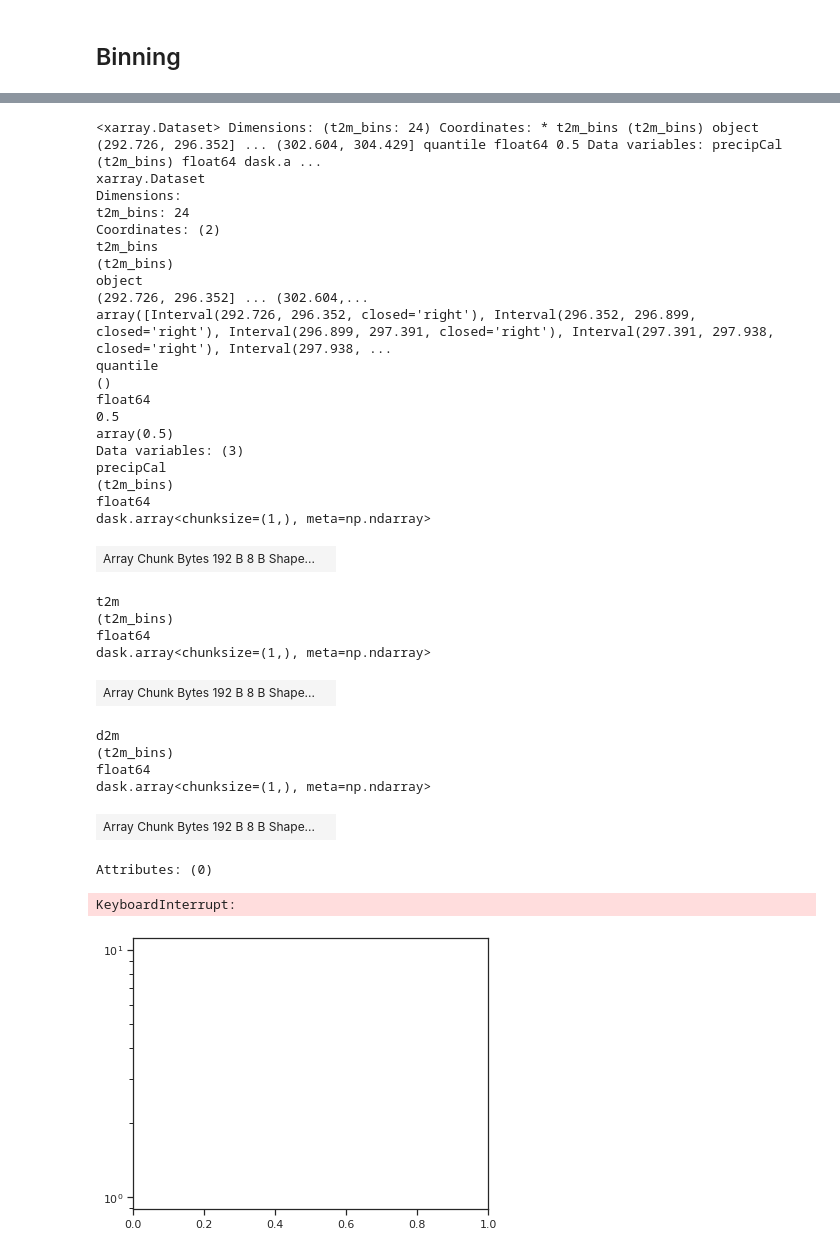
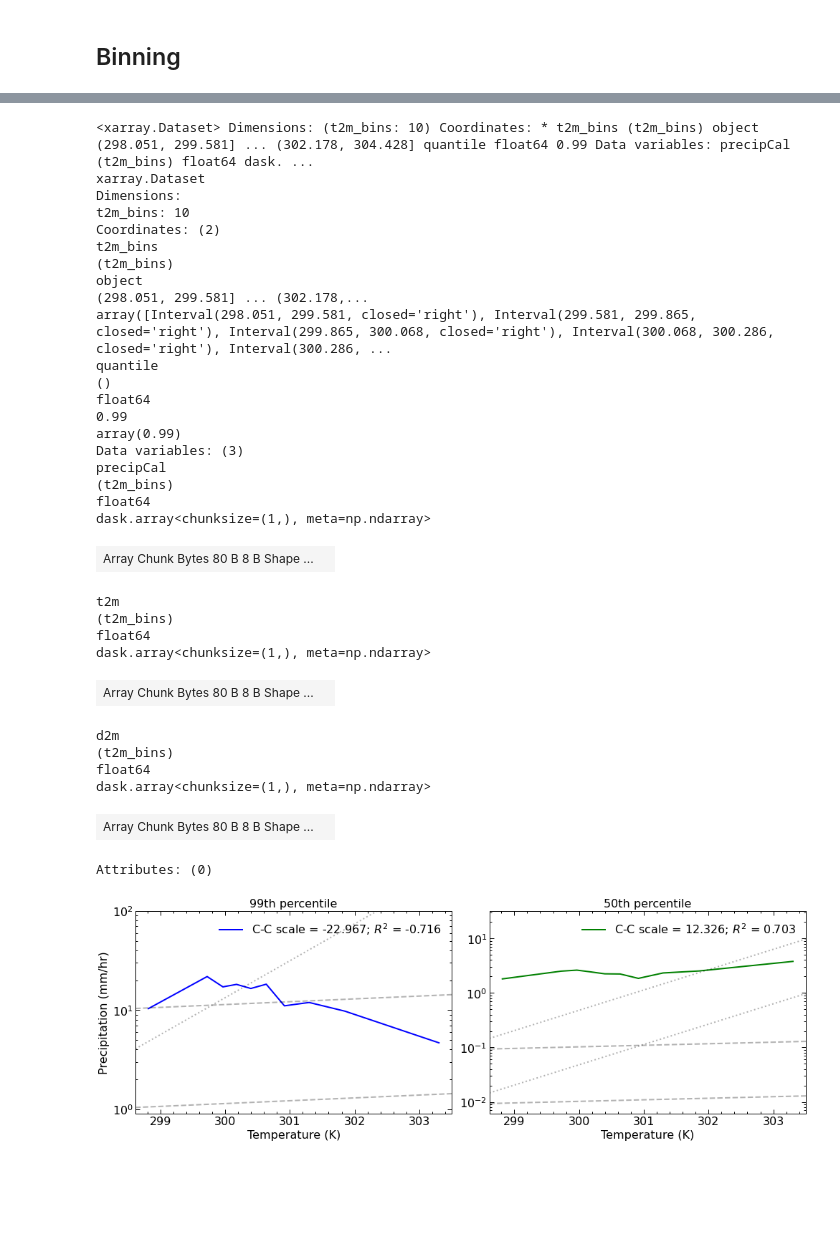
Before and after one commit to adisen99/msc_project, a Jupyter notebook: test.ipynb, the cells around one changed output, grey strips where cells are left out. Saved outputs shown, nothing was run; the diff lists cells and outputs as text; code cells hidden in the pictures; blank space fills up the shorter version.

```diff
--- a/test.ipynb
+++ b/test.ipynb
@@ -235,2 +352,2 @@ Frozen({'time': (26280,)})
 # %%
-binned_ds99 = binning.get_binned(mum.isel(time=slice(0,2000)), percentile_val=0.99, var = "t2m")
+binned_ds99 = binning.get_binned(mum, percentile_val=0.99, var = "t2m", bin_nr=10)
@@ -243,68 +354,73 @@ KeyboardInterrupt
 # %%
-binned_ds50 = binning.get_binned(mum, percentile_val=0.50, var = "t2m")
+binned_ds50 = binning.get_binned(mum, percentile_val=0.50, var = "t2m", bin_nr=10)
 # %%
-binned_ds50
+binned_ds99
 # %% [output]
-<xarray.Dataset> Dimensions: (t2m_bins: 24) Coordinates: * t2m_bins (t2m_bins) object (292.726, 296.352] ... (302.604, 304.429] quantile float64 0.5 Data variables: precipCal (t2m_bins) float64 dask.a ...
+<xarray.Dataset> Dimensions: (t2m_bins: 10) Coordinates: * t2m_bins (t2m_bins) object (298.051, 299.581] ... (302.178, 304.428] quantile float64 0.99 Data variables: precipCal (t2m_bins) float64 dask. ...
 xarray.Dataset
 Dimensions:
-t2m_bins: 24
+t2m_bins: 10
 Coordinates: (2)
 t2m_bins
 (t2m_bins)
 object
-(292.726, 296.352] ... (302.604,...
-array([Interval(292.726, 296.352, closed='right'), Interval(296.352, 296.899, closed='right'), Interval(296.899, 297.391, closed='right'), Interval(297.391, 297.938, closed='right'), Interval(297.938, ...
+(298.051, 299.581] ... (302.178,...
+array([Interval(298.051, 299.581, closed='right'), Interval(299.581, 299.865, closed='right'), Interval(299.865, 300.068, closed='right'), Interval(300.068, 300.286, closed='right'), Interval(300.286, ...
 quantile
 ()
 float64
-0.5
-array(0.5)
+0.99
+array(0.99)
 Data variables: (3)
 precipCal
 (t2m_bins)
 float64
 dask.array<chunksize=(1,), meta=np.ndarray>
-| Array Chunk Bytes 192 B 8 B Shape... |  |
+| Array Chunk Bytes 80 B 8 B Shape ... |  |
 t2m
 (t2m_bins)
 float64
 dask.array<chunksize=(1,), meta=np.ndarray>
-| Array Chunk Bytes 192 B 8 B Shape... |  |
+| Array Chunk Bytes 80 B 8 B Shape ... |  |
 d2m
 (t2m_bins)
 float64
 dask.array<chunksize=(1,), meta=np.ndarray>
-| Array Chunk Bytes 192 B 8 B Shape... |  |
+| Array Chunk Bytes 80 B 8 B Shape ... |  |
 Attributes: (0)
 # %%
-temparr99, preciparr1_99, preciparr2_99 = ccplot.get_ideal_data(mum.t2m, 1, 10)
-temparr50, preciparr1_50, preciparr2_50 = ccplot.get_ideal_data(mum.t2m, 1, 10)
+temparr99, preciparr1_99, preciparr2_99 = ccplot.get_ideal_data(mum.t2m, 1, 10, time_scale=1)
+temparr50, preciparr1_50, preciparr2_50 = ccplot.get_ideal_data(mum.t2m, 0.009, 0.09, time_scale=1)
+# %%
+temparr99, preciparr3_99, preciparr4_99 = ccplot.get_ideal_data(mum.t2m, 0.001, 2.5, time_scale=20)
+temparr50, preciparr3_50, preciparr4_50 = ccplot.get_ideal_data(mum.t2m, 0.009, 0.09, time_scale=20)
 # %%
 binned_ds99 = binned_ds99.rename_vars({'precipCal':'precipitationCal'})
 binned_ds50 = binned_ds50.rename_vars({'precipCal':'precipitationCal'})
 # %%
 fig = plt.figure(figsize=(14,5))
 
 plt.subplot(121)
-ccplot.plot(mum.chunk(dict(time=-1)), binned_ds99, "t2m_bins", temparr99, preciparr1_99, preciparr2_99, fit=False, color = 'blue')
+ccplot.plot(mum.chunk(dict(time=-1)), binned_ds99, "t2m_bins", temparr99, preciparr1_99, preciparr2_99, preciparr3_99, preciparr4_99, fit=False, color = 'blue')
 plt.ylabel('Precipitation (mm/hr)')
 plt.xlabel('Temperature (K)')
 plt.title('99th percentile')
+plt.ylim(0.9, 100)
+plt.yticks([1, 10, 100])
 
-fig.gca().yaxis.set_ticks_position('both')
+# fig.gca().yaxis.set_ticks_position('both')
 
 plt.subplot(122)
-ccplot.plot(mum.chunk(dict(time=-1)), binned_ds50, "t2m_bins", temparr50, preciparr1_50, preciparr2_50, fit=False, color = 'green')
+ccplot.plot(mum.chunk(dict(time=-1)), binned_ds50, "t2m_bins", temparr50, preciparr1_50, preciparr2_50, preciparr3_50, preciparr4_50, fit=False, color = 'green')
 
 # plt.ylabel('Precipitation (mm/hr)')
 plt.xlabel('Temperature (K)')
 plt.title('50th percentile')
-plt.yticks([0.001, 0.01, 0.1, 1,10,100])
+# plt.ylim(0.001, 1)
+# plt.yticks([0.001, 0.01, 0.1, 1])
 
-fig.gca().yaxis.set_ticks_position('both')
+# fig.gca().yaxis.set_ticks_position('both')
 fig.tight_layout()
 plt.savefig('./images/mumbai_ccplot.pdf', dpi = 300)
 # %% [output]
-KeyboardInterrupt:
-[figure, old version]
+[figure, new version]
```
Also changed, not shown: parts of 32 cells of this notebook, 2 other files.
